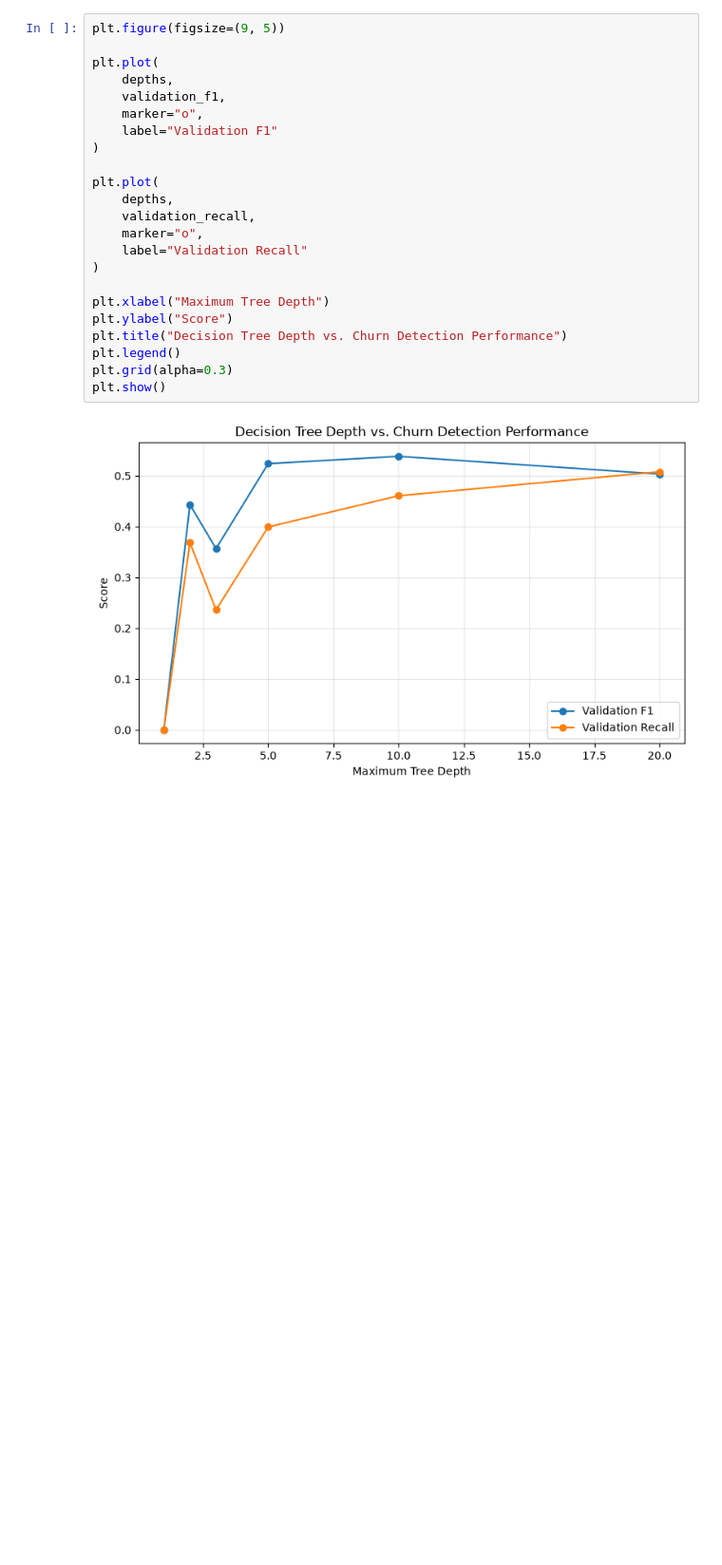
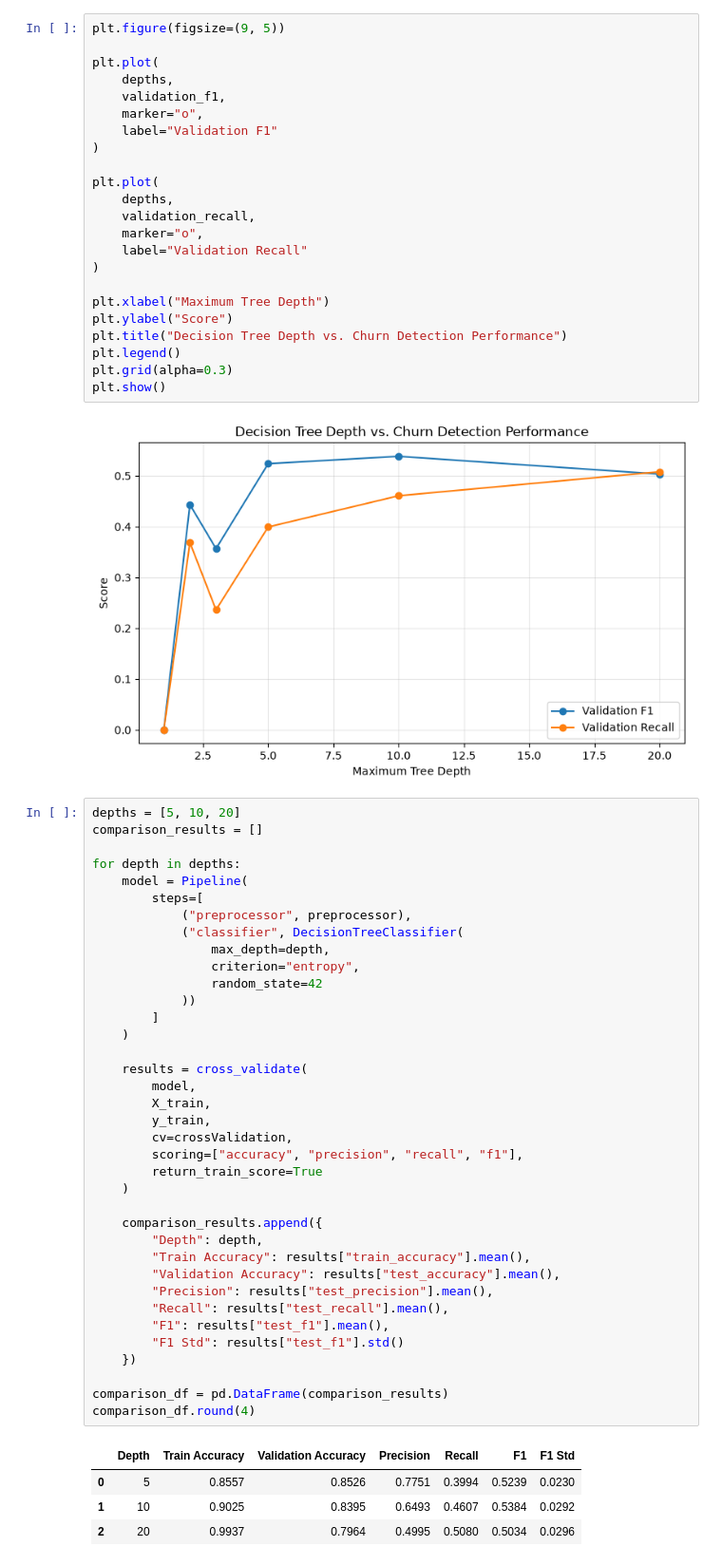
Before and after one commit to dhrutigandhi05/Bank-Customer-Churn-Prediction, a Jupyter notebook: notebooks/experiments.ipynb, the cells around one changed output. Shown at 95% size. Drawn from its saved outputs; the diff is of its cells as text; blank space fills up the shorter version.

```diff
--- a/notebooks/experiments.ipynb
+++ b/notebooks/experiments.ipynb
@@ -148,3 +149,45 @@ plt.grid(alpha=0.3)
 plt.show()
 # %% [output]
 [figure]
+# %%
+depths = [5, 10, 20]
+comparison_results = []
+
+for depth in depths:
+    model = Pipeline(
+        steps=[
+            ("preprocessor", preprocessor),
+            ("classifier", DecisionTreeClassifier(
+                max_depth=depth,
+                criterion="entropy",
+                random_state=42
+            ))
+        ]
+    )
+
+    results = cross_validate(
+        model,
+        X_train,
+        y_train,
+        cv=crossValidation,
+        scoring=["accuracy", "precision", "recall", "f1"],
+        return_train_score=True
+    )
+
+    comparison_results.append({
+        "Depth": depth,
+        "Train Accuracy": results["train_accuracy"].mean(),
+        "Validation Accuracy": results["test_accuracy"].mean(),
+        "Precision": results["test_precision"].mean(),
+        "Recall": results["test_recall"].mean(),
+        "F1": results["test_f1"].mean(),
+        "F1 Std": results["test_f1"].std()
+    })
+
+comparison_df = pd.DataFrame(comparison_results)
+comparison_df.round(4)
+# %% [output]
+|  | Depth | Train Accuracy | Validation Accuracy | Precision | Recall | F1 | F1 Std |
+| 0 | 5 | 0.8557 | 0.8526 | 0.7751 | 0.3994 | 0.5239 | 0.0230 |
+| 1 | 10 | 0.9025 | 0.8395 | 0.6493 | 0.4607 | 0.5384 | 0.0292 |
+| 2 | 20 | 0.9937 | 0.7964 | 0.4995 | 0.5080 | 0.5034 | 0.0296 |
```
Also changed, not shown: parts of 4 cells of this notebook.
